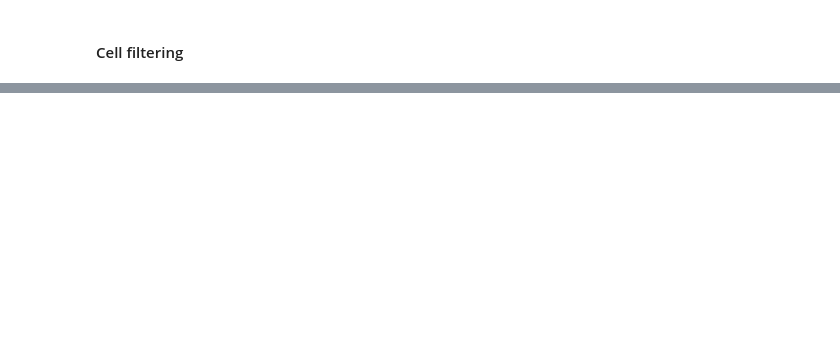
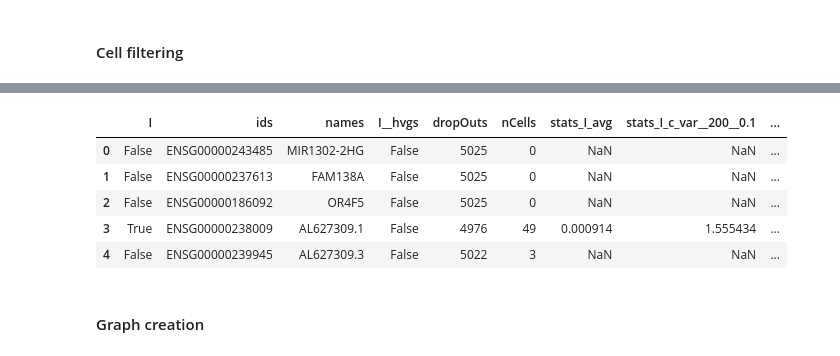
Before and after one commit to mujtababarsi/Scarf-workflow-PBMC, a Jupyter notebook: Scarf scRna-seq Analysis.ipynb, the cells around one changed output, grey strips where cells are left out. Saved outputs shown, nothing was run; the diff lists cells and outputs as text; code cells hidden in the pictures; blank space fills up the shorter version.

Commit message:
feautre selection & graph creation

```diff
--- a/Scarf scRna-seq Analysis.ipynb
+++ b/Scarf scRna-seq Analysis.ipynb
@@ -80,0 +119,3 @@ ds.cells.head()
+# %%
+ds.RNA.feats.head()
+# %% [output]
@@ -80,0 +123,8 @@ ds.cells.head()
+|  | I | ids | names | I__hvgs | dropOuts | nCells | stats_I_avg | stats_I_c_var__200__0.1 | ... |
+| 0 | False | ENSG00000243485 | MIR1302-2HG | False | 5025 | 0 | NaN | NaN | ... |
+| 1 | False | ENSG00000237613 | FAM138A | False | 5025 | 0 | NaN | NaN | ... |
+| 2 | False | ENSG00000186092 | OR4F5 | False | 5025 | 0 | NaN | NaN | ... |
+| 3 | True | ENSG00000238009 | AL627309.1 | False | 4976 | 49 | 0.000914 | 1.555434 | ... |
+| 4 | False | ENSG00000239945 | AL627309.3 | False | 5022 | 3 | NaN | NaN | ... |
+# %% [markdown]
+#### Graph creation
```
Also changed, not shown: parts of 18 cells of this notebook.
